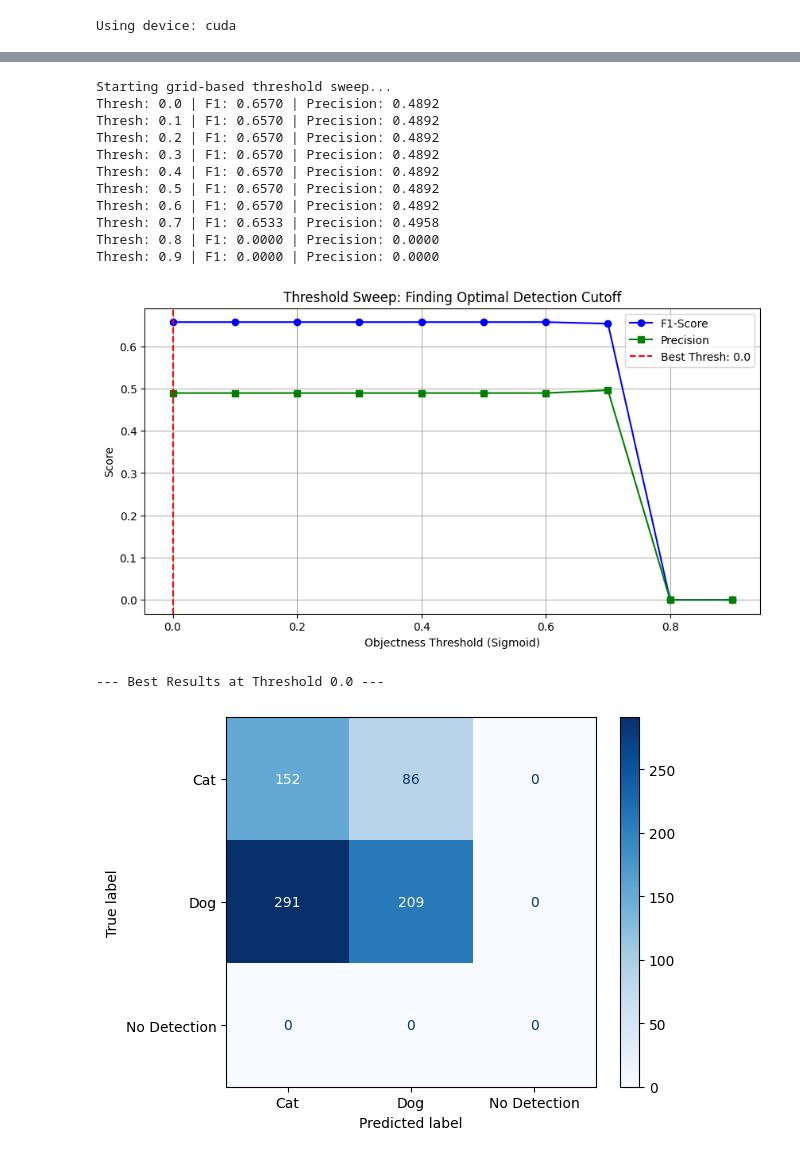
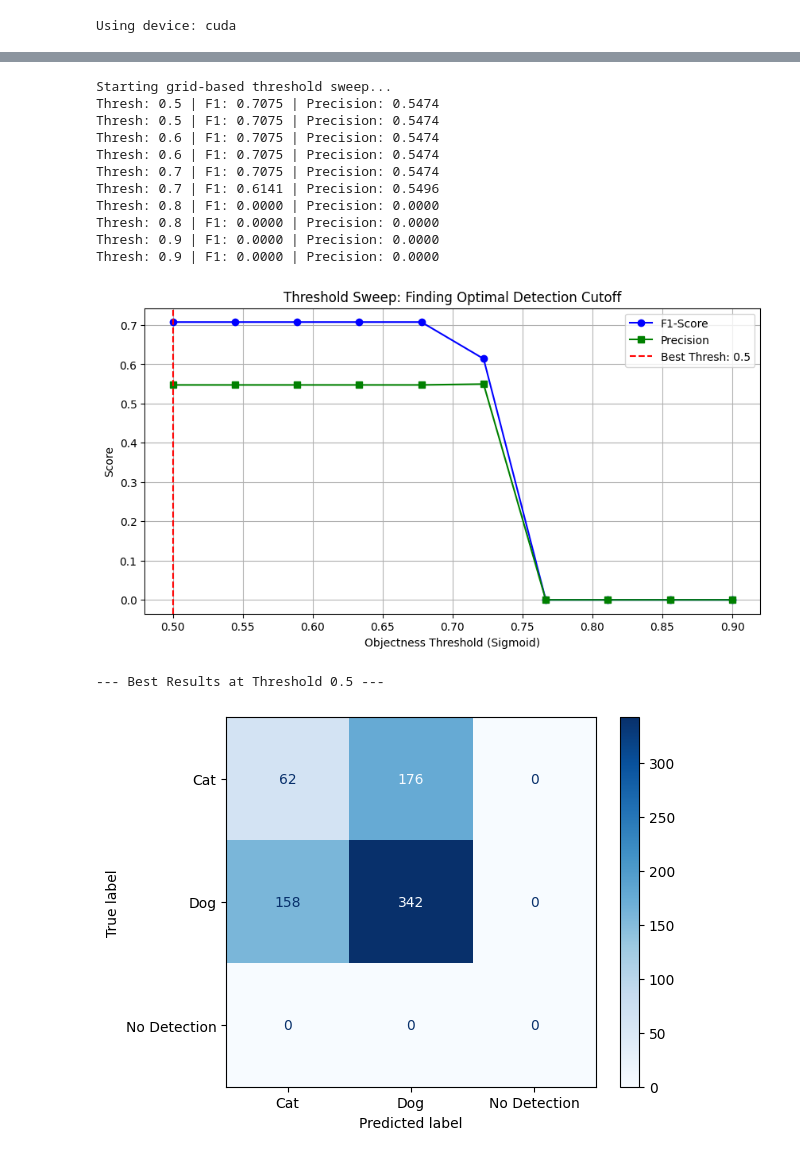
Before and after one commit to kianniek/UU_CV_Dog_Cat_object_detection, a Jupyter notebook: notebooks/CatDogCNN.ipynb, the cells around one changed output, grey strips where cells are left out. Saved outputs shown, nothing was run; the diff lists cells and outputs as text; code cells hidden in the pictures.

```diff
--- a/notebooks/CatDogCNN.ipynb
+++ b/notebooks/CatDogCNN.ipynb
@@ -94,23 +94,6 @@ def plot_training_curves(
     # Display the plot of training curves using plt.show()
     plt.show()
 # %%
-# Weight-initialisation helper
-# Apply Kaiming (He) uniform initialisation to every Conv2d and Linear layer in model.
-def _apply_kaiming_init(model: nn.Module) -> None:
-    for m in model.modules():
-        w = getattr(m, 'weight', None)
-        b = getattr(m, 'bias', None)
-        if isinstance(m, (nn.Conv2d, nn.Linear)):
-            if w is not None:
-                init.kaiming_uniform_(w, nonlinearity="relu")
-            if b is not None:
-                init.zeros_(b)
-        elif isinstance(m, nn.BatchNorm2d):
-            if w is not None:
-                init.ones_(w)
-            if b is not None:
-                init.zeros_(b)
-
 #region CoBo Model
 # YoLo copy -- Cats Only Bark Once
 class coboCNN(nn.Module):
@@ -147,13 +130,11 @@ class coboCNN(nn.Module):
 
         # LeNet-5 Original classifier
         self.classifier = nn.Sequential(
-
+            nn.Linear(1_568, 512),
             nn.ReLU(),
-            nn.Dropout(0.2),
-            nn.Linear(1_568, 512),
-            nn.Sigmoid(),
+            nn.Dropout(0.3),
             nn.Linear(512, 343),
-            nn.Sigmoid(),
+            nn.Sigmoid()
         )
 
         # Apply initialization
@@ -927,8 +1009,8 @@ val_bbox = [[a, b, c, d] for a, b, c, d in zip(val_processed_df['xmin'],
 
 
 # Create datasets
-train_dataset = CatDogDataset(train_files, train_labels, train_bbox, transform=transform)
-val_dataset = CatDogDataset(val_files, val_labels, val_bbox, transform=transform)
+train_dataset = CatDogDataset(train_files, train_labels, train_bbox, transform=train_transform, augment=True)
+val_dataset = CatDogDataset(val_files, val_labels, val_bbox, transform=eval_transform, augment=False)
 
 train_loader = DataLoader(train_dataset, batch_size=32, shuffle=True)
 val_loader = DataLoader(val_dataset, batch_size=32, shuffle=False)
@@ -1062,7 +1197,7 @@ def decode_predictions(output, threshold, S=7, C=2):
 # %%
 from sklearn.metrics import confusion_matrix, ConfusionMatrixDisplay
 
-thresholds = np.linspace(0.05, 0.95, 10)
+thresholds = np.linspace(0, 0.95, 10)
 map_scores = []
 f1_scores = []
 all_results = []
@@ -1149,7 +1505,7 @@ def get_best_prediction(output_tensor, threshold=0.5):
 
     return best_pred if best_pred is not None else 2 # 2 = 'No Detection'
 
-def evaluate_threshold_sweep(model, val_loader, device, thresholds=np.linspace(0, 0.9, 10)):
+def evaluate_threshold_sweep(model, val_loader, device, thresholds=np.linspace(0.5, 0.9, 10)):
     model.eval()
     f1_results = []
     precision_results = []
@@ -1203,44 +1559,44 @@ def evaluate_threshold_sweep(model, val_loader, device, thresholds=np.linspace(0
 
     # Plotting
     best_idx = np.argmax(f1_results)
     best_thresh = thresholds[best_idx]
 
     plt.figure(figsize=(10, 5))
     plt.plot(thresholds, f1_results, marker='o', label='F1-Score', color='blue')
     plt.plot(thresholds, precision_results, marker='s', label='Precision', color='green')
     plt.axvline(best_thresh, color='red', linestyle='--', label=f'Best Thresh: {best_thresh:.1f}')
     plt.xlabel('Objectness Threshold (Sigmoid)')
     plt.ylabel('Score')
     plt.title('Threshold Sweep: Finding Optimal Detection Cutoff')
     plt.legend()
     plt.grid(True)
     plt.show()
 
     # Confusion Matrix
     print(f"\n--- Best Results at Threshold {best_thresh:.1f} ---")
     cm_labels = ['Cat', 'Dog', 'No Detection']
     cm = confusion_matrix(all_labels_at_thresh[best_idx], all_preds_at_thresh[best_idx], labels=[0, 1, 2])
     disp = ConfusionMatrixDisplay(confusion_matrix=cm, display_labels=cm_labels)
     disp.plot(cmap='Blues')
     plt.show()
 
 # Ensure you use the correct model variable name here (e.g., 'model' or 'final_model')
 evaluate_threshold_sweep(model, val_loader, device)
 # %% [output]
 Starting grid-based threshold sweep...
-Thresh: 0.0 | F1: 0.6570 | Precision: 0.4892
-Thresh: 0.1 | F1: 0.6570 | Precision: 0.4892
-Thresh: 0.2 | F1: 0.6570 | Precision: 0.4892
-Thresh: 0.3 | F1: 0.6570 | Precision: 0.4892
-Thresh: 0.4 | F1: 0.6570 | Precision: 0.4892
-Thresh: 0.5 | F1: 0.6570 | Precision: 0.4892
-Thresh: 0.6 | F1: 0.6570 | Precision: 0.4892
-Thresh: 0.7 | F1: 0.6533 | Precision: 0.4958
+Thresh: 0.5 | F1: 0.7075 | Precision: 0.5474
+Thresh: 0.5 | F1: 0.7075 | Precision: 0.5474
+Thresh: 0.6 | F1: 0.7075 | Precision: 0.5474
+Thresh: 0.6 | F1: 0.7075 | Precision: 0.5474
+Thresh: 0.7 | F1: 0.7075 | Precision: 0.5474
+Thresh: 0.7 | F1: 0.6141 | Precision: 0.5496
+Thresh: 0.8 | F1: 0.0000 | Precision: 0.0000
 Thresh: 0.8 | F1: 0.0000 | Precision: 0.0000
 Thresh: 0.9 | F1: 0.0000 | Precision: 0.0000
+Thresh: 0.9 | F1: 0.0000 | Precision: 0.0000
-[figure, old version]
+[figure, new version]
---- Best Results at Threshold 0.0 ---
+--- Best Results at Threshold 0.5 ---
-[figure, old version]
+[figure, new version]
 # %%
 import io
 import sys
```
Also changed, not shown: parts of 10 cells of this notebook, 1 other file.
